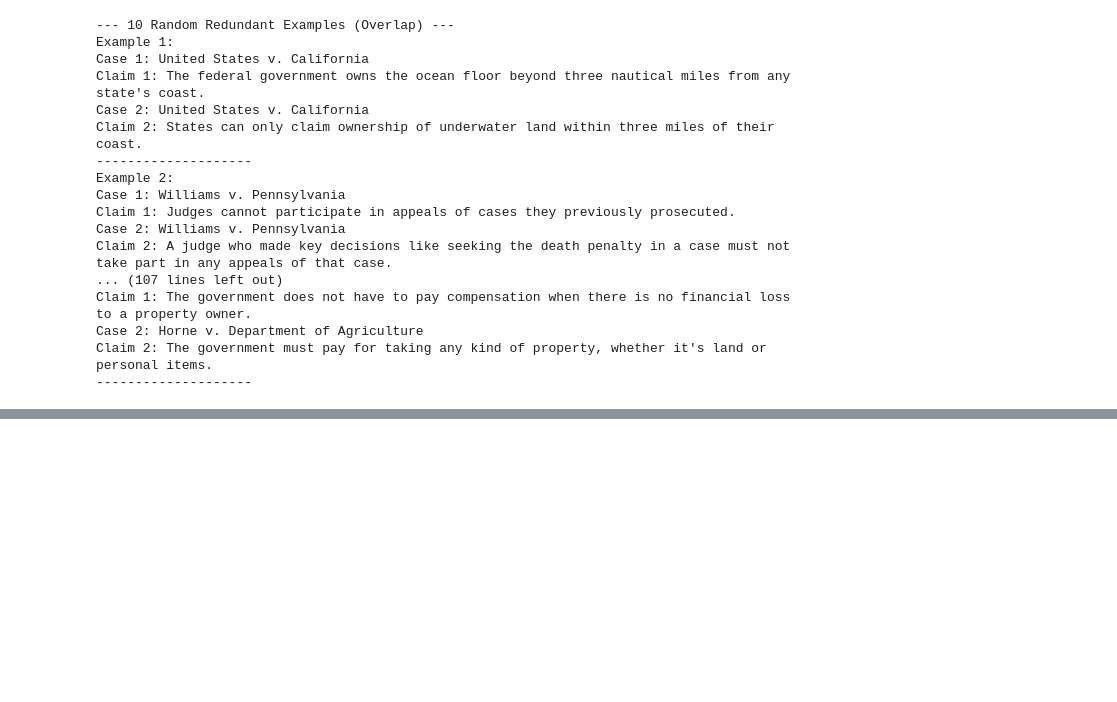
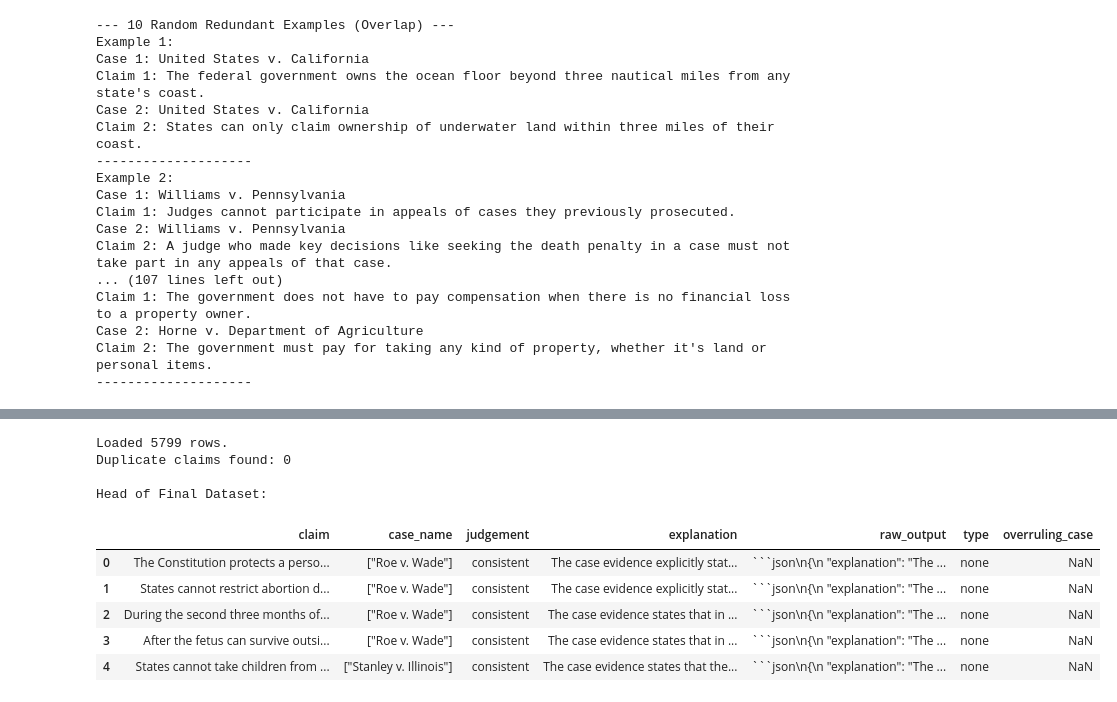
Before and after one commit to idirlab/supreme-court-dataset, a Jupyter notebook: experiments/diff_case_experiments.ipynb, the cells around one changed output, grey strips where cells are left out. Cells and saved outputs as stored; diff of their text form; code cells hidden in the pictures; blank space fills up the shorter version.

Commit message:
update with diff_case resolution and positive samples for dataset completion

````diff
--- a/experiments/diff_case_experiments.ipynb
+++ b/experiments/diff_case_experiments.ipynb
@@ -97,7 +105,7 @@ for i, row in redundant_examples.iterrows():
     print("-" * 20)
 
 # Filter and print examples for Contradiction (Contradiction)
-contradiction_examples = contradiction_df[contradiction_df['decision'] == 'contradiction'].head(10)
+contradiction_examples = contradiction_df[contradiction_df['decision'] == 'contradiction'].tail(10)
 print("\n--- Contradiction Examples (Contradiction) ---")
 for i, row in contradiction_examples.iterrows():
     print(f"Example {i+1}:")
@@ -172,0 +735,75 @@ Claim 2: The government must pay for taking any kind of property, whether it's l
+# %%
+import pandas as pd
+import json
+import os
+
+output_path = '../diff_case_claims_updated.csv'
+
+if os.path.exists(output_path):
+    df_final = pd.read_csv(output_path)
+    print(f"Loaded {len(df_final)} rows.")
+
+    # Check for duplicates
+    dup_count = df_final.duplicated(subset=['claim']).sum()
+    print(f"Duplicate claims found: {dup_count}")
+
+    if dup_count > 0:
+        print("Merging duplicates...")
+        rows = []
+        for claim, group in df_final.groupby('claim'):
+            if len(group) == 1:
+                rows.append(group.iloc[0])
+            else:
+                # Base row
+                row = group.iloc[0].copy()
+
+                # Merge cases
+                all_cases = set()
+                for c_json in group['case_name']:
+                    try:
+                        cases = json.loads(c_json)
+                        if isinstance(cases, list):
+                            all_cases.update(cases)
+                    except:
+                        pass
+                row['case_name'] = json.dumps(sorted(list(all_cases)))
+
+                # Merge type
+                types = set(group['type'])
+                if 'overruling' in types:
+                    row['type'] = 'overruling'
+                elif 'confirmed' in types:
+                    row['type'] = 'confirmed'
+
+                # Merge overruling cases
+                ocs = set()
+                for oc in group['overruling_case'].dropna():
+                    ocs.add(oc)
+                if ocs:
+                    row['overruling_case'] = "; ".join(sorted(list(ocs)))
+
+                rows.append(row)
+
+        df_final = pd.DataFrame(rows)
+        print(f"New size: {len(df_final)}")
+        df_final.to_csv(output_path, index=False)
+
+    print("\nHead of Final Dataset:")
+    display(df_final.head())
+
+    print("\nType Distribution:")
+    print(df_final['type'].value_counts())
+
+else:
+    print("File not found.")
+# %% [output]
+Loaded 5799 rows.
+Duplicate claims found: 0
+
+Head of Final Dataset:
+|  | claim | case_name | judgement | explanation | raw_output | type | overruling_case |
+| 0 | The Constitution protects a perso... | ["Roe v. Wade"] | consistent | The case evidence explicitly stat... | ```json\n{\n "explanation": "The ... | none | NaN |
+| 1 | States cannot restrict abortion d... | ["Roe v. Wade"] | consistent | The case evidence explicitly stat... | ```json\n{\n "explanation": "The ... | none | NaN |
+| 2 | During the second three months of... | ["Roe v. Wade"] | consistent | The case evidence states that in ... | ```json\n{\n "explanation": "The ... | none | NaN |
+| 3 | After the fetus can survive outsi... | ["Roe v. Wade"] | consistent | The case evidence states that in ... | ```json\n{\n "explanation": "The ... | none | NaN |
+| 4 | States cannot take children from ... | ["Stanley v. Illinois"] | consistent | The case evidence states that the... | ```json\n{\n "explanation": "The ... | none | NaN |
````
Also changed, not shown: parts of 11 cells of this notebook, 12 other files.
